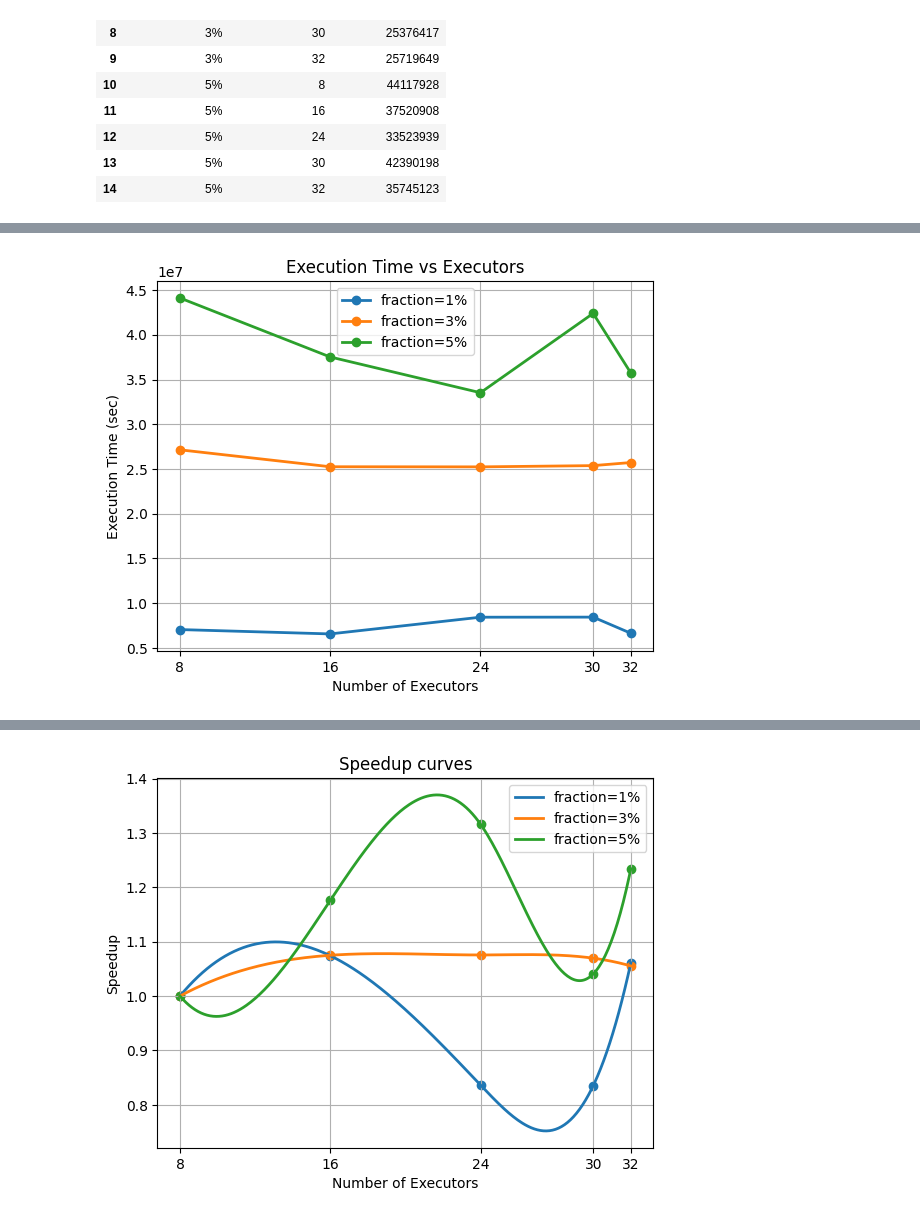
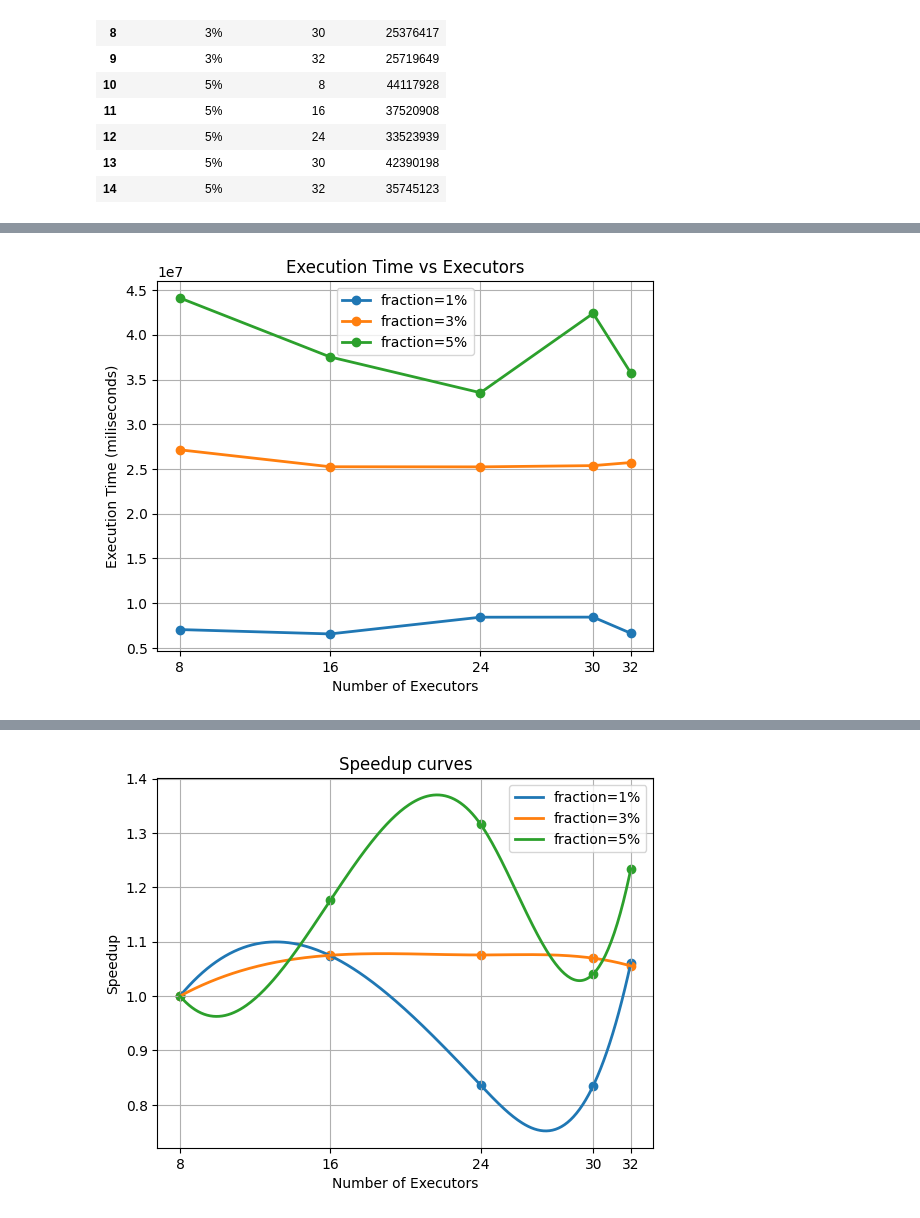
Before and after one commit to brunacandido/big-data-fractal-project, a Jupyter notebook: results/speedup_curves.ipynb, the cells around one changed output, grey strips where cells are left out. Drawn from its saved outputs; the diff is of its cells as text; code cells hidden in the pictures.

```diff
--- a/results/speedup_curves.ipynb
+++ b/results/speedup_curves.ipynb
@@ -44,0 +37,5 @@ df = df.merge(baseline, on="sample_fraction", how="left")
+# %%
+df['exec_tim_h'] = df['executorCPUtime'] / 3600000
+# round to 2 decimal places
+df['exec_tim_h'] = df['exec_tim_h'].round(1)
+df
@@ -45,24 +59,32 @@ df = df.merge(baseline, on="sample_fraction", how="left")
+# %%
+# compute speed up (T(8)/T(n)) i.e. 8 is our baseline
+# get baseline for each sample fraction
+baseline = df[df["num_executors"] == 8][["sample_fraction", "exec_tim_h"]]
+baseline = baseline.rename(columns={"exec_tim_h": "T8"})
+
+# merge to dataframe
+df = df.merge(baseline, on="sample_fraction", how="left")
 # %%
 
 # set the x-axis ticks you want
 plt.xticks([8, 16, 24, 30, 32])
 
 # plot each sample_fraction group with a marker
 for frac, g in df.groupby("sample_fraction"):
     plt.plot(
         g["num_executors"],
         g["executorCPUtime"],
         marker="o",             # add points
         linewidth=2,
         label=f"fraction={frac}"
     )
 
 plt.xlabel("Number of Executors")
-plt.ylabel("Execution Time (sec)")
+plt.ylabel("Execution Time (miliseconds)")
 plt.title("Execution Time vs Executors")
 plt.legend()
 plt.grid(True)
 plt.show()
 # %% [output]
-[figure, old version]
+[figure, new version]
 # %%
```
Also changed, not shown: parts of 4 cells of this notebook.
